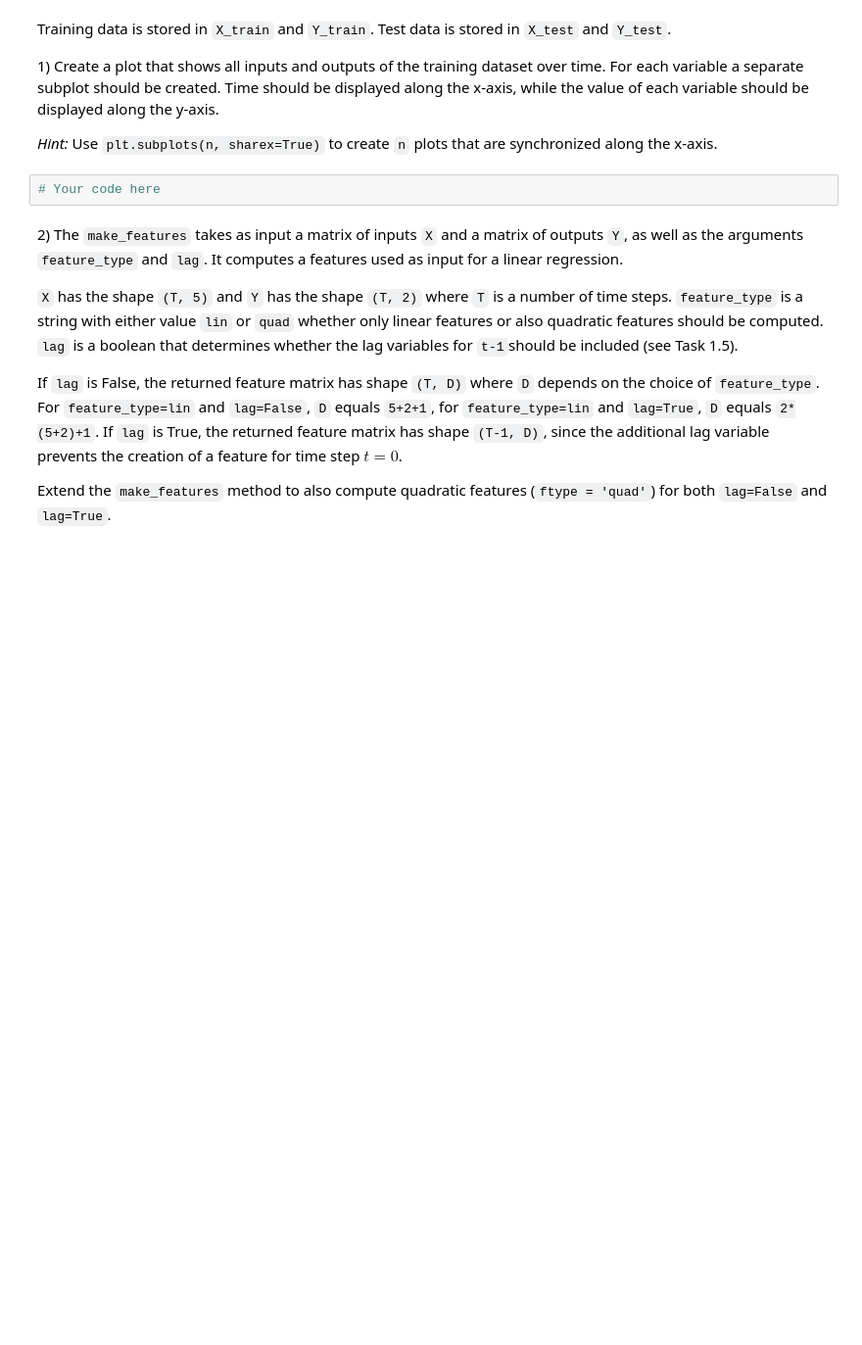
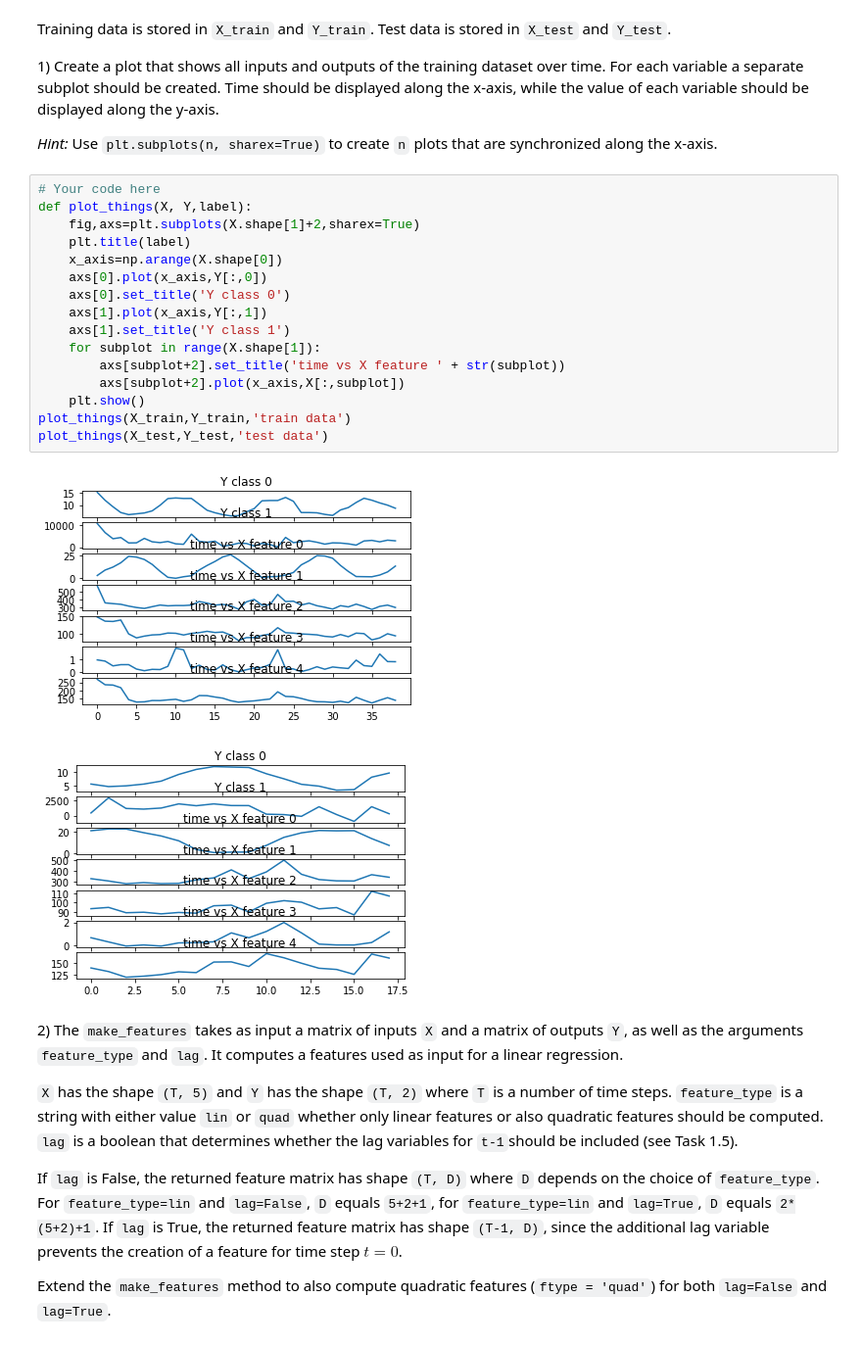
Before and after one commit to hnanacc/ml-assignments, a Jupyter notebook: assignment3.ipynb, the cells around one changed output. Shown at 98% size. Cells and saved outputs as stored; diff of their text form; blank space fills up the shorter version.

```diff
--- a/assignment3.ipynb
+++ b/assignment3.ipynb
@@ -96,8 +91,25 @@ Training data is stored in `X_train` and `Y_train`. Test data is stored in `X_te
 1\) Create a plot that shows all inputs and outputs of the training dataset over time. For each variable a separate subplot should be created. Time should be displayed along the x-axis, while the value of each variable should be displayed along the y-axis.
 
 *Hint:* Use `plt.subplots(n, sharex=True)` to create `n` plots that are synchronized along the x-axis.
-# %%
-# Your code here
+# %%
+# Your code here
+def plot_things(X, Y,label):
+    fig,axs=plt.subplots(X.shape[1]+2,sharex=True)
+    plt.title(label)
+    x_axis=np.arange(X.shape[0])
+    axs[0].plot(x_axis,Y[:,0])
+    axs[0].set_title('Y class 0')
+    axs[1].plot(x_axis,Y[:,1])
+    axs[1].set_title('Y class 1')
+    for subplot in range(X.shape[1]):
+        axs[subplot+2].set_title('time vs X feature ' + str(subplot))
+        axs[subplot+2].plot(x_axis,X[:,subplot])
+    plt.show()
+plot_things(X_train,Y_train,'train data')
+plot_things(X_test,Y_test,'test data')
+# %% [output]
+[figure, added]
+[figure, added]
 # %% [markdown]
 2\) The `make_features` takes as input a matrix of inputs `X` and a matrix of outputs `Y`, as well as the arguments `feature_type` and `lag`.
 It computes a features used as input for a linear regression.
```
Also changed, not shown: parts of 8 cells of this notebook.
